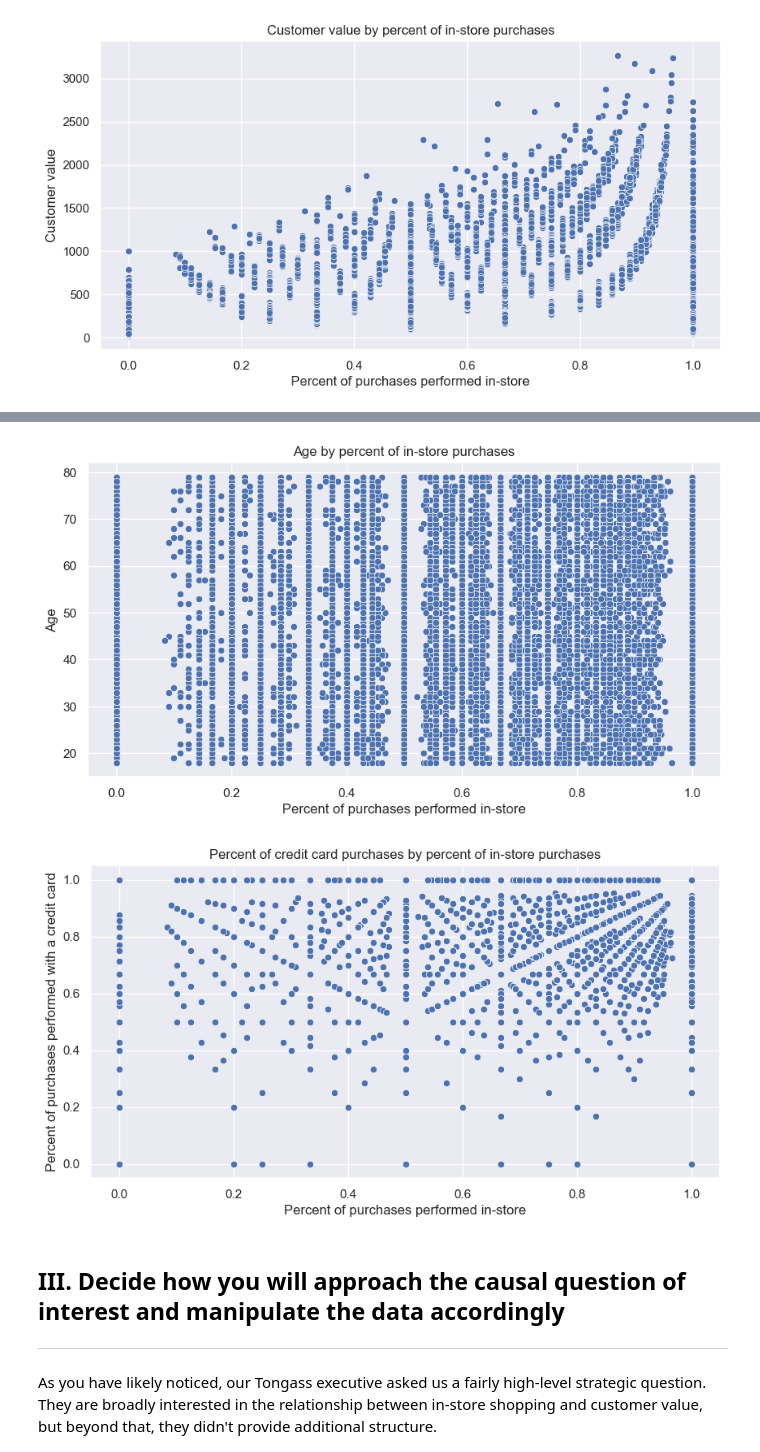
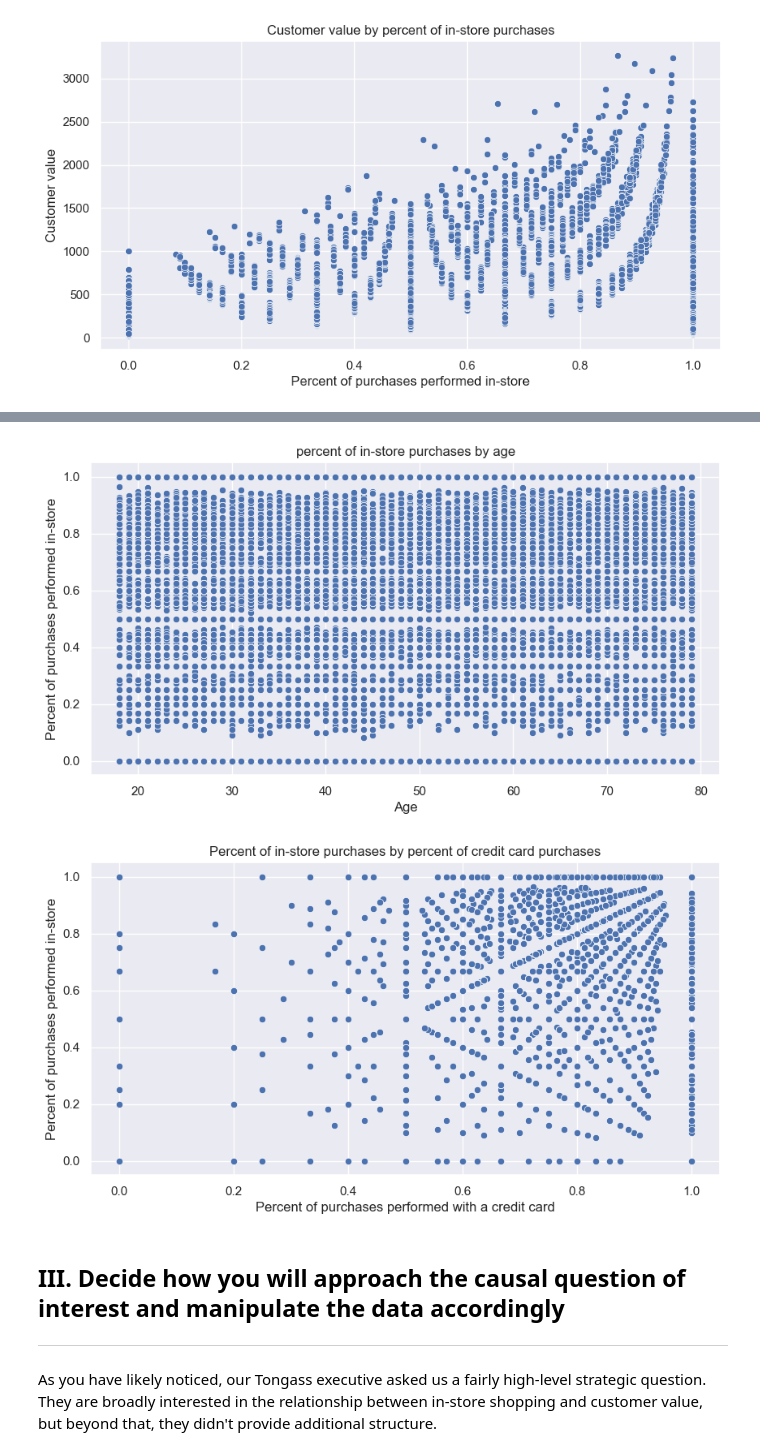
Before and after one commit to pwharrison/corise, a Jupyter notebook: causal-inference/week1_project.ipynb, the cells around one changed output, grey strips where cells are left out. Saved outputs shown, nothing was run; the diff lists cells and outputs as text; code cells hidden in the pictures.

```diff
--- a/causal-inference/week1_project.ipynb
+++ b/causal-inference/week1_project.ipynb
@@ -265,25 +265,25 @@ ax.set(
 # %%
 fig, ax = plt.subplots(1, 1, figsize=(10, 5))
 
-sns.scatterplot(data=df_by_customer, x='percent_in_store', y='age', ax=ax)
+sns.scatterplot(data=df_by_customer, x='age', y='percent_in_store', ax=ax)
 ax.set(
-    xlabel='Percent of purchases performed in-store',
-    ylabel='Age',
-    title='Age by percent of in-store purchases'
+    xlabel='Age',
+    ylabel='Percent of purchases performed in-store',
+    title='percent of in-store purchases by age'
 );
 # %% [output]
-[figure, old version]
+[figure, new version]
 # %%
 fig, ax = plt.subplots(1, 1, figsize=(10, 5))
 
-sns.scatterplot(data=df_by_customer, x='percent_in_store', y='percent_credit', ax=ax)
+sns.scatterplot(data=df_by_customer, x='percent_credit', y='percent_in_store', ax=ax)
 ax.set(
-    xlabel='Percent of purchases performed in-store',
-    ylabel='Percent of purchases performed with a credit card',
-    title='Percent of credit card purchases by percent of in-store purchases'
+    xlabel='Percent of purchases performed with a credit card',
+    ylabel='Percent of purchases performed in-store',
+    title='Percent of in-store purchases by percent of credit card purchases'
 );
 # %% [output]
-[figure, old version]
+[figure, new version]
 # %% [markdown]
 ## III. Decide how you will approach the causal question of interest and manipulate the data accordingly
 ***
```
Also changed, not shown: parts of 2 cells of this notebook.
